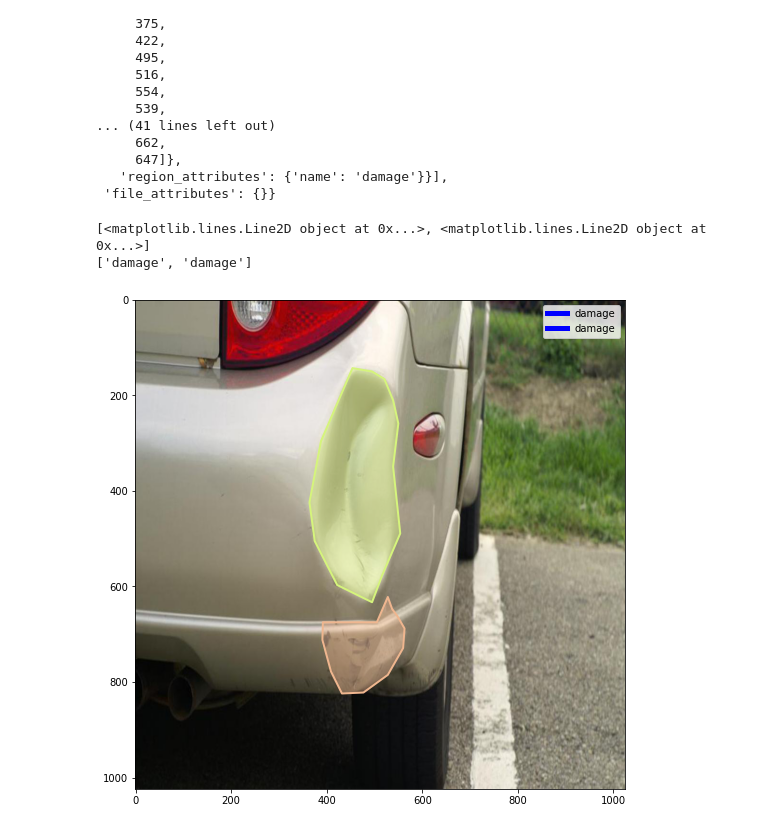
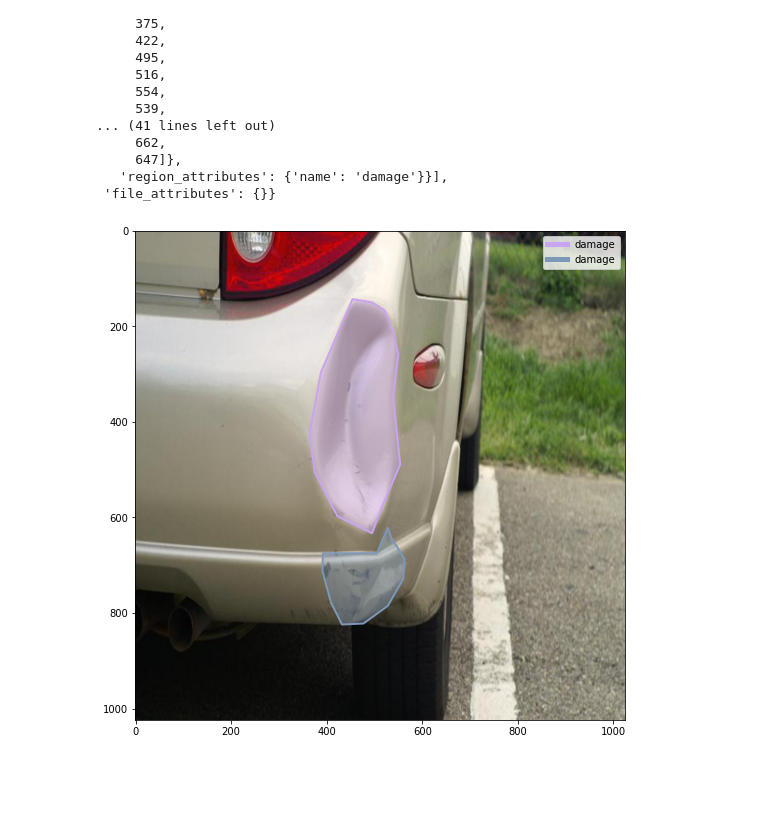
Before and after one commit to Lplenka/Car-Damage-Detection, a Jupyter notebook: dataset_analysis.ipynb, the cells around one changed output. Drawn from its saved outputs; the diff is of its cells as text; code cells hidden in the pictures; blank space fills up the shorter version.

Commit message:
Visualized for data and came up with solution approach

```diff
--- a/dataset_analysis.ipynb
+++ b/dataset_analysis.ipynb
@@ -140,15 +140,13 @@ via_region_data['1.jpg79148']
 def return_color():
     return (np.random.random((1, 3))*0.6+0.4).tolist()[0]
 # %%
-def plot_segments(img_name, img_ann):
+def plot_segments(img_name,img_folder, img_ann):
     """
     This function helps to visualize the dataset
 
     """
     plt.rcParams["figure.figsize"] = [16,9]
-    I = io.imread('dataset/val/{}'.format(img_name))
-#     if globals().get('ax',None):
-#         del ax
+    I = io.imread('{}/{}'.format(img_folder,img_name))
     ax = plt.gca()
     # Display the image
     ax.imshow(I)
@@ -164,8 +162,8 @@ def plot_segments(img_name, img_ann):
         np_poly = np.array(poly).reshape((len(poly_list),2))
         polygons.append(Polygon(poly))
         random_color = return_color()
-        color.append(return_color())
-        custom_lines.append(Line2D([0], [0], color='b', lw=5))
+        color.append(random_color)
+        custom_lines.append(Line2D([0], [0], color=random_color, lw=5))
         labels.append(region['region_attributes']['name'])
 
 
@@ -173,6 +171,4 @@ def plot_segments(img_name, img_ann):
     ax.add_collection(p1)
     p2 = PatchCollection(polygons, facecolor='none', edgecolors=color, linewidths=2)
     ax.add_collection(p2)
-    print(custom_lines)
-    print(labels)
     ax.legend(custom_lines, labels)
@@ -183,8 +175,6 @@ globals().get('custom_lines',None)
 # %%
-plot_segments("1.jpg",via_region_data['1.jpg79148'])
+plot_segments("1.jpg",'dataset/val',via_region_data['1.jpg79148'])
 plt.show()
 # %% [output]
-[<matplotlib.lines.Line2D object at 0x...>, <matplotlib.lines.Line2D object at 0x...>]
-['damage', 'damage']
-[figure, old version]
+[figure, new version]
 # %%
```
Also changed, not shown: parts of 11 cells of this notebook.
